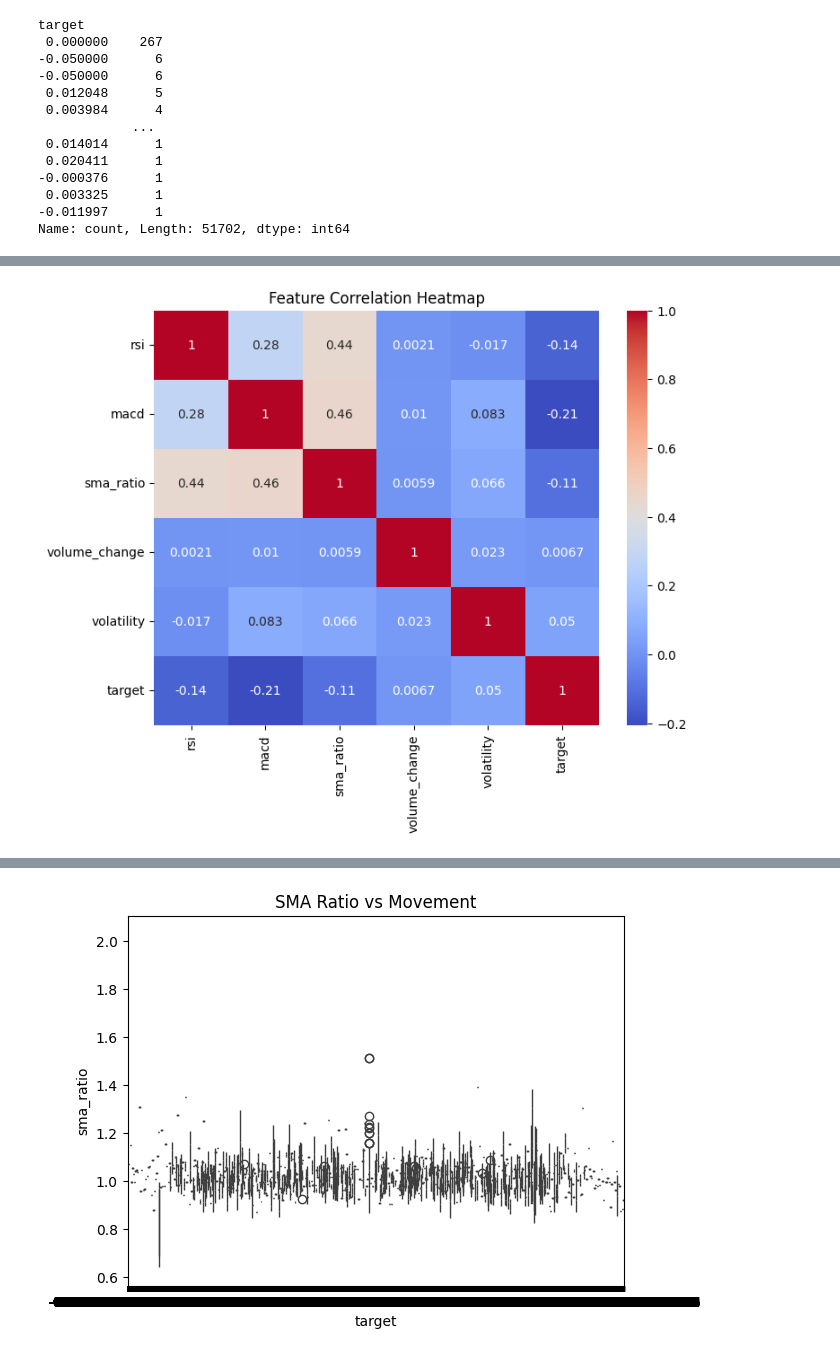
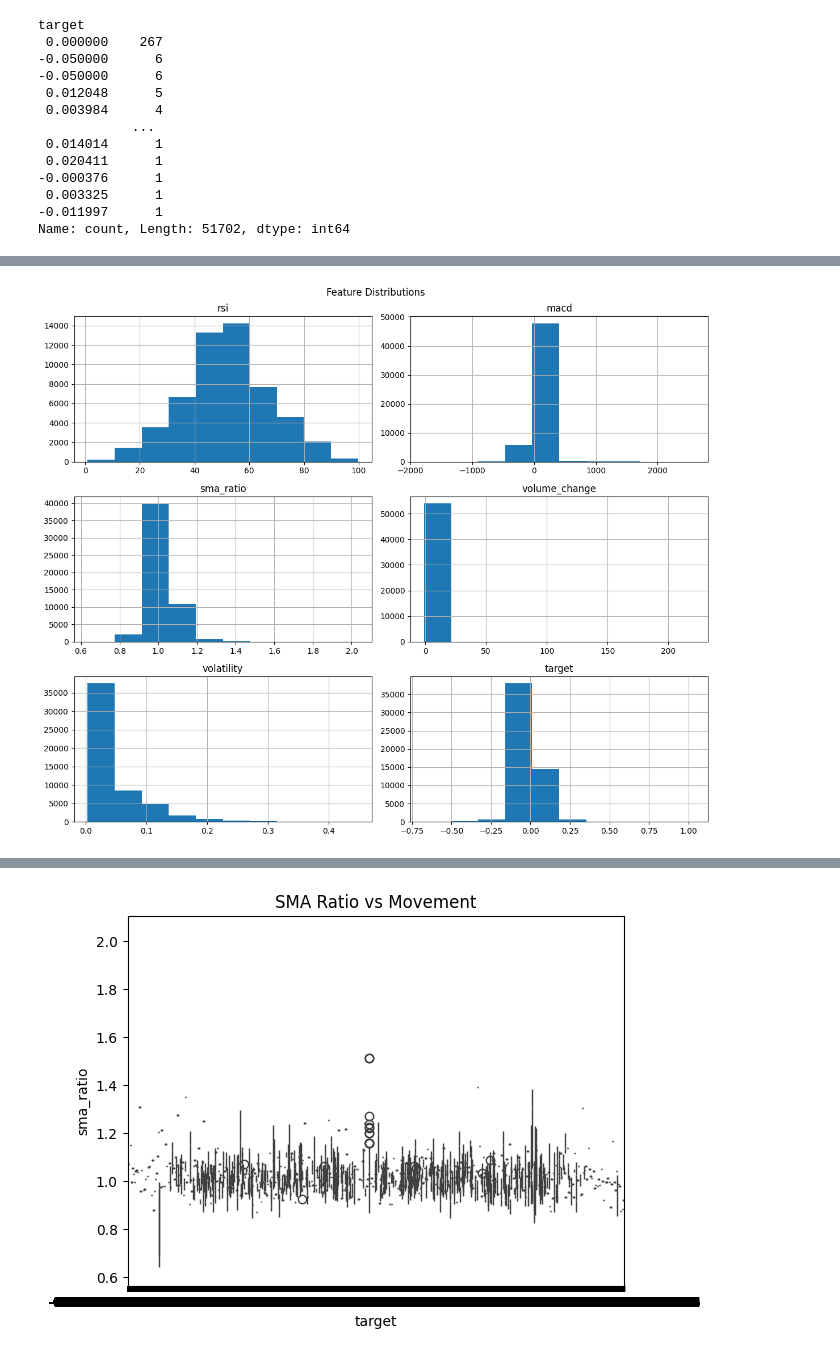
Before and after one commit to Deepanshu11-ai/SULproject, a Jupyter notebook: Notebooks/reports/eda.ipynb, the cells around one changed output, grey strips where cells are left out. Drawn from its saved outputs; the diff is of its cells as text; code cells hidden in the pictures.

```diff
--- a/Notebooks/reports/eda.ipynb
+++ b/Notebooks/reports/eda.ipynb
@@ -40,10 +63,8 @@ plt.show()
 # %%
-import seaborn as sns
-
-plt.figure(figsize=(8,6))
-sns.heatmap(df.corr(), annot=True, cmap='coolwarm')
-plt.title("Feature Correlation Heatmap")
+df.hist(figsize=(12,10))
+plt.suptitle("Feature Distributions")
+plt.tight_layout()
 plt.show()
 # %% [output]
-[figure, old version]
+[figure, new version]
 # %%
```
Also changed, not shown: parts of 21 cells of this notebook, 1 other file.
